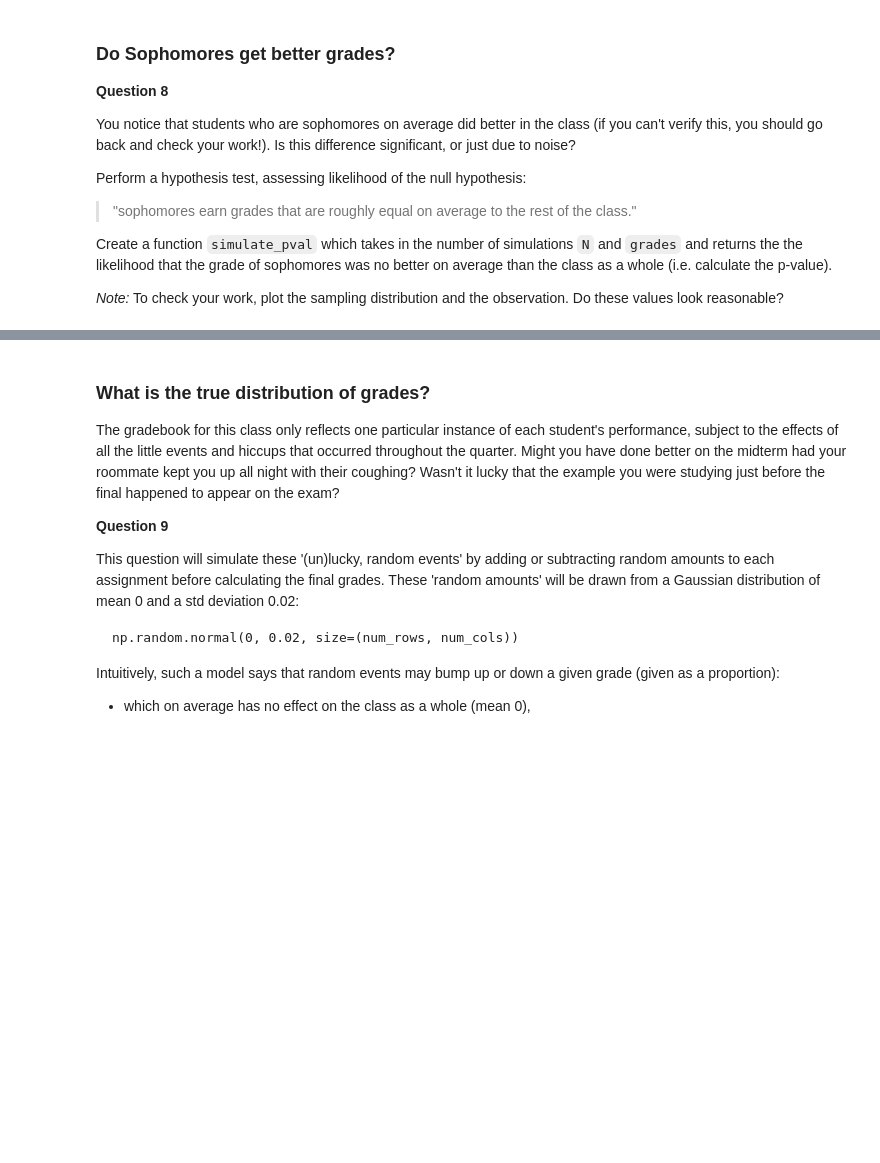
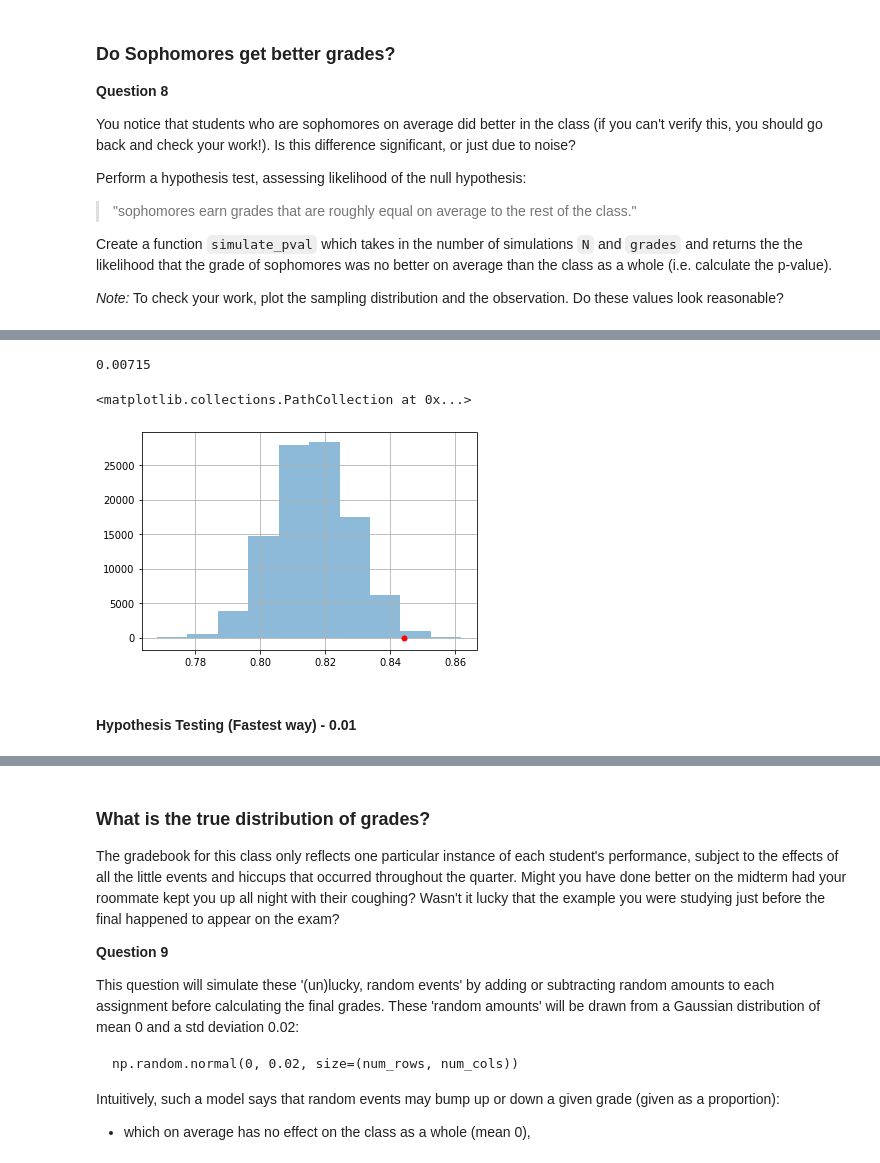
Before and after one commit to AECassAWei/dsc80-wi20, a Jupyter notebook: projects/project01/project01.ipynb, the cells around one changed output, grey strips where cells are left out. Saved outputs shown, nothing was run; the diff lists cells and outputs as text; code cells hidden in the pictures; blank space fills up the shorter version.

```diff
--- a/projects/project01/project01.ipynb
+++ b/projects/project01/project01.ipynb
@@ -664,0 +716,14 @@ plt.scatter(obs_diff, 0, s=25, c='r', zorder=10)
+# %%
+%%time
+total = proj.total_points(grades).rename('Score') # Final grade
+info_all = pd.concat([grades['Level'], total], axis=1) # Dataframe with grade & level
+num = info_all['Level'].value_counts()['SO'] # Number of Sophomore students
+obs = info_all.groupby('Level').mean().loc['SO', 'Score'] # Score of Sophomore students
+
+samps = []
+prop_distr = info_all['Score'].value_counts(normalize=True) # Construct simulation
+for i in range(N):
+    samp = np.random.choice(prop_distr.index, p=prop_distr, size=num, replace=False)
+    samps.append(samp.mean())
+
+# avgs = np.array(np.mean(samps)) # Calculate average
@@ -664,0 +733,12 @@ plt.scatter(obs_diff, 0, s=25, c='r', zorder=10)
+# %%
+np.count_nonzero(samps >= obs) / N # Return p-value
+# %% [output]
+0.00715
+# %%
+pd.Series(samps).hist(bins = 10, alpha = 0.5)
+plt.scatter(obs, 0, s=25, c='r', zorder=10)
+# %% [output]
+<matplotlib.collections.PathCollection at 0x...>
+[figure, added]
+# %% [markdown]
+#### Hypothesis Testing (Fastest way) - 0.01
```
Also changed, not shown: parts of 53 cells of this notebook, 5 other files.
